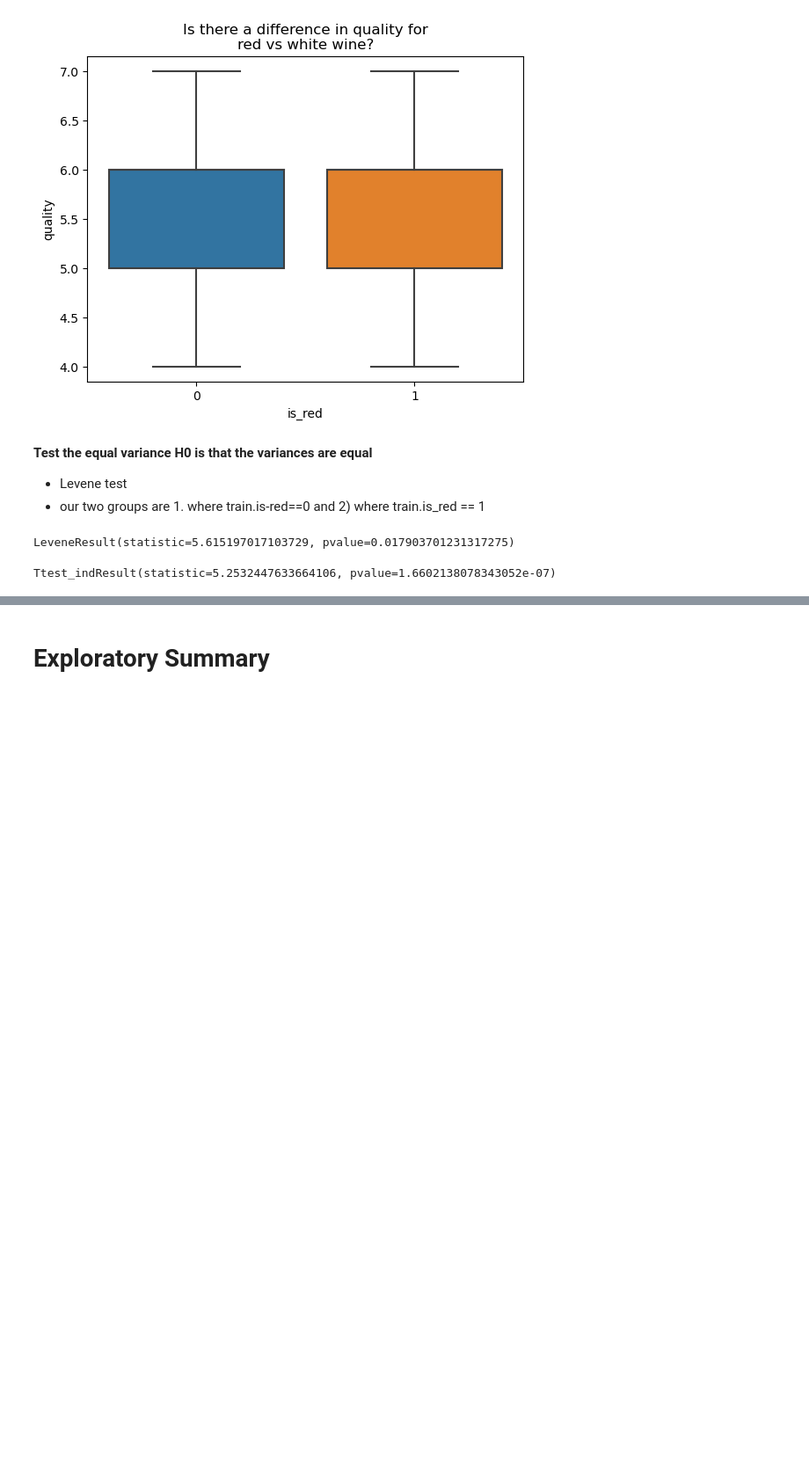
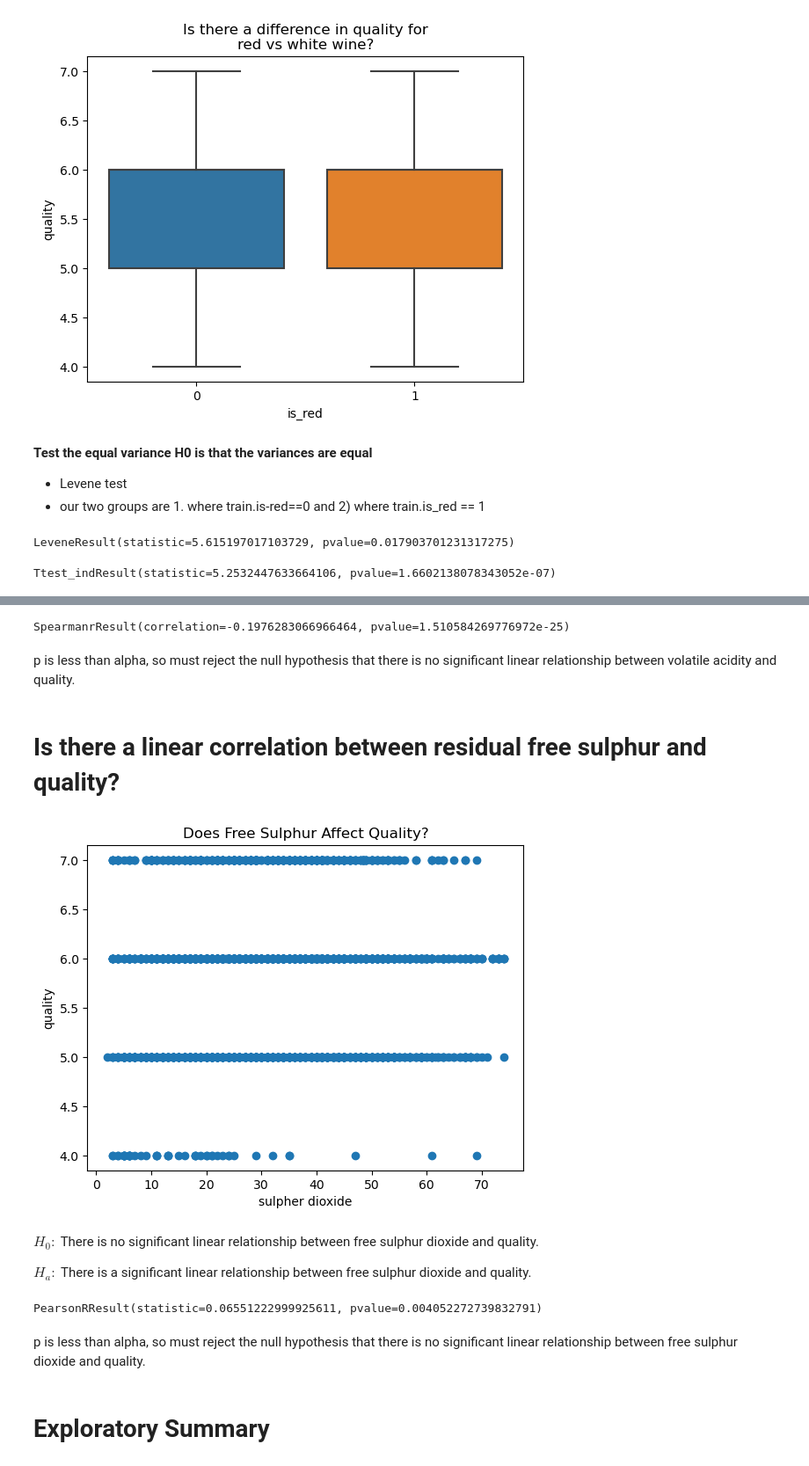
Before and after one commit to DCWineCO/clustering_wine, a Jupyter notebook: cluster_final_report.ipynb, the cells around one changed output, grey strips where cells are left out. Shown at 88% size. Saved outputs shown, nothing was run; the diff lists cells and outputs as text; code cells hidden in the pictures; blank space fills up the shorter version.

Commit message:
added stats tests to notebook

```diff
--- a/cluster_final_report.ipynb
+++ b/cluster_final_report.ipynb
@@ -236,0 +254,19 @@ Ttest_indResult(statistic=5.2532447633664106, pvalue=1.6602138078343052e-07)
+# %%
+# volatile acidity is heavily right skewed so I'll examine using
+# Spearman's rank test
+α = 0.5
+stats.spearmanr(w_train.volatile_acidity, w_train.quality)
+# %% [output]
+SpearmanrResult(correlation=-0.1976283066966464, pvalue=1.510584269776972e-25)
+# %% [markdown]
+p is less than alpha, so must reject the null hypothesis that there is no significant linear relationship between volatile acidity and quality.
+# %% [markdown]
+# Is there a linear correlation between residual free sulphur and quality?
+# %%
+plt.scatter(x=train.freesulfurdioxide, y=train.quality)
+plt.title('Does Free Sulphur Affect Quality?')
+plt.xlabel('sulpher dioxide')
+plt.ylabel('quality')
+plt.show()
+# %% [output]
+[figure, added]
@@ -237,2 +275,15 @@ Ttest_indResult(statistic=5.2532447633664106, pvalue=1.6602138078343052e-07)
+# %% [markdown]
+$H_0:$ There is no significant linear relationship between free sulphur dioxide and quality.
+
+$H_a:$ There is a significant linear relationship between free sulphur dioxide and quality.
+# %%
+# free sulphur dioxide is slightly right skewed, but due to CLT,
+# I'll examine using pearsons-r test
+α = 0.5
+stats.pearsonr(train.freesulfurdioxide, train.quality)
+# %% [output]
+PearsonRResult(statistic=0.06551222999925611, pvalue=0.004052272739832791)
+# %% [markdown]
+p is less than alpha, so must reject the null hypothesis that there is no significant linear relationship between free sulphur dioxide and quality.
 # %% [markdown]
 # Exploratory Summary
```
Also changed, not shown: parts of 11 cells of this notebook.
